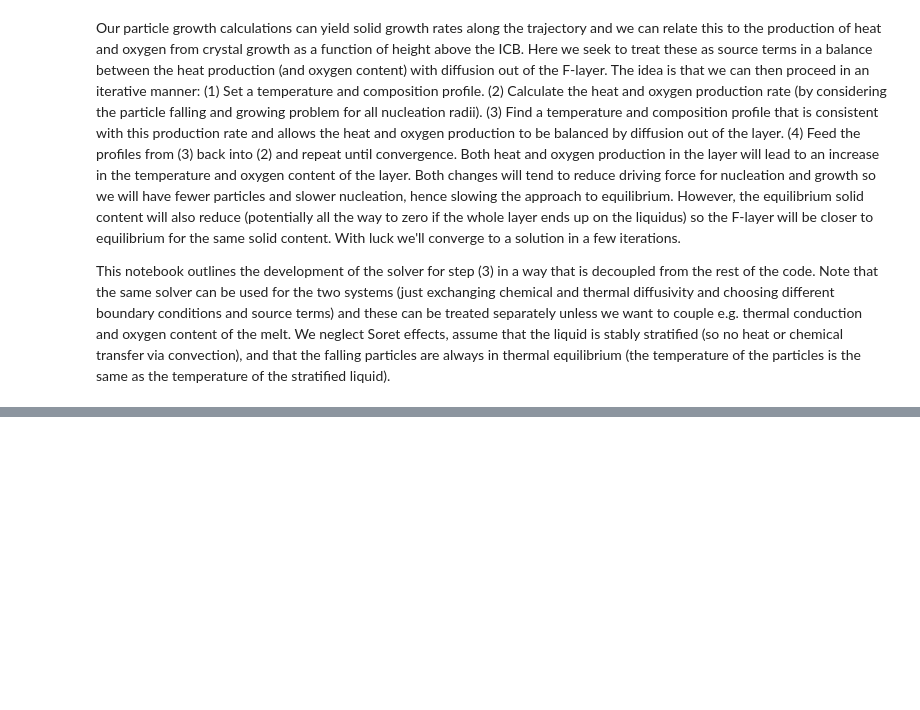
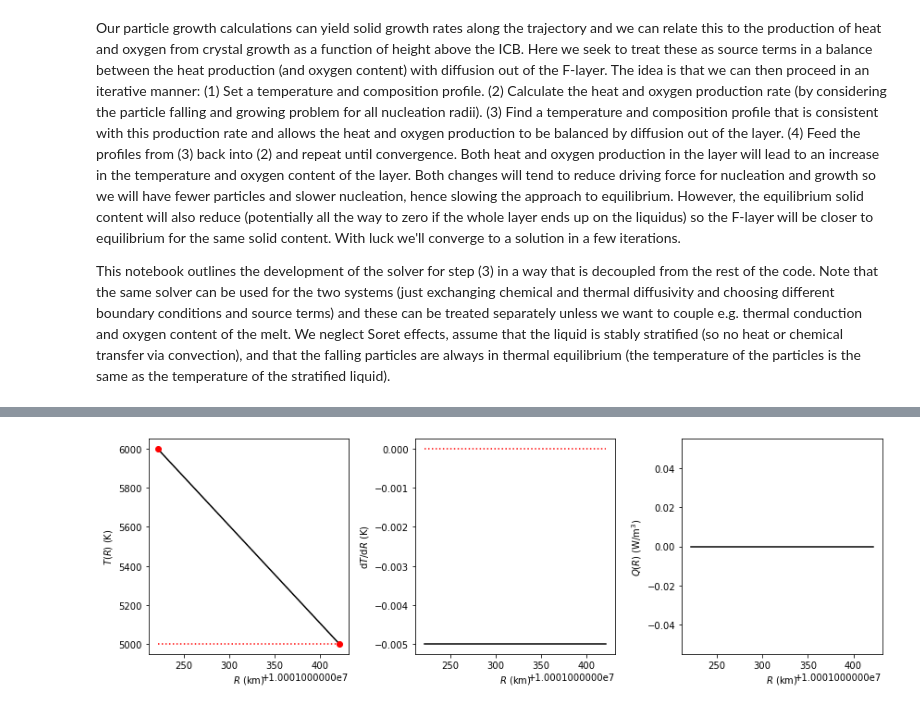
Before and after one commit to andreww/slurry, a Jupyter notebook: f-layer-diffusion.ipynb, the cells around one changed output, grey strips where cells are left out. Saved outputs shown, nothing was run; the diff lists cells and outputs as text; code cells hidden in the pictures; blank space fills up the shorter version.

```diff
--- a/f-layer-diffusion.ipynb
+++ b/f-layer-diffusion.ipynb
@@ -234,0 +184,18 @@ plot_diffusion_solution(r, np.vstack((initial_t, initial_dtdr)),
+# %%
+big_r = r + 1.0E10
+k     = 100.0                    # thermal conductivity of iron, W/m/K
+heat_sources = np.zeros_like(big_r)
+
+t_top = 5000.0
+t_bottom = 6000.0
+initial_t = np.ones_like(big_r) * t_top
+
+fig, axs = plt.subplots(ncols=3, figsize=(12,4))
+
+out_ts = layer_diffusion.solve_layer_diffusion(big_r, heat_sources, k, initial_t,
+                                               top_value_bc=t_top, bottom_value_bc=t_bottom, fig_axs=axs)
+
+fig.tight_layout()
+plt.show()
+# %% [output]
+[figure, added]
```
Also changed, not shown: parts of 18 cells of this notebook, 1 other file.
